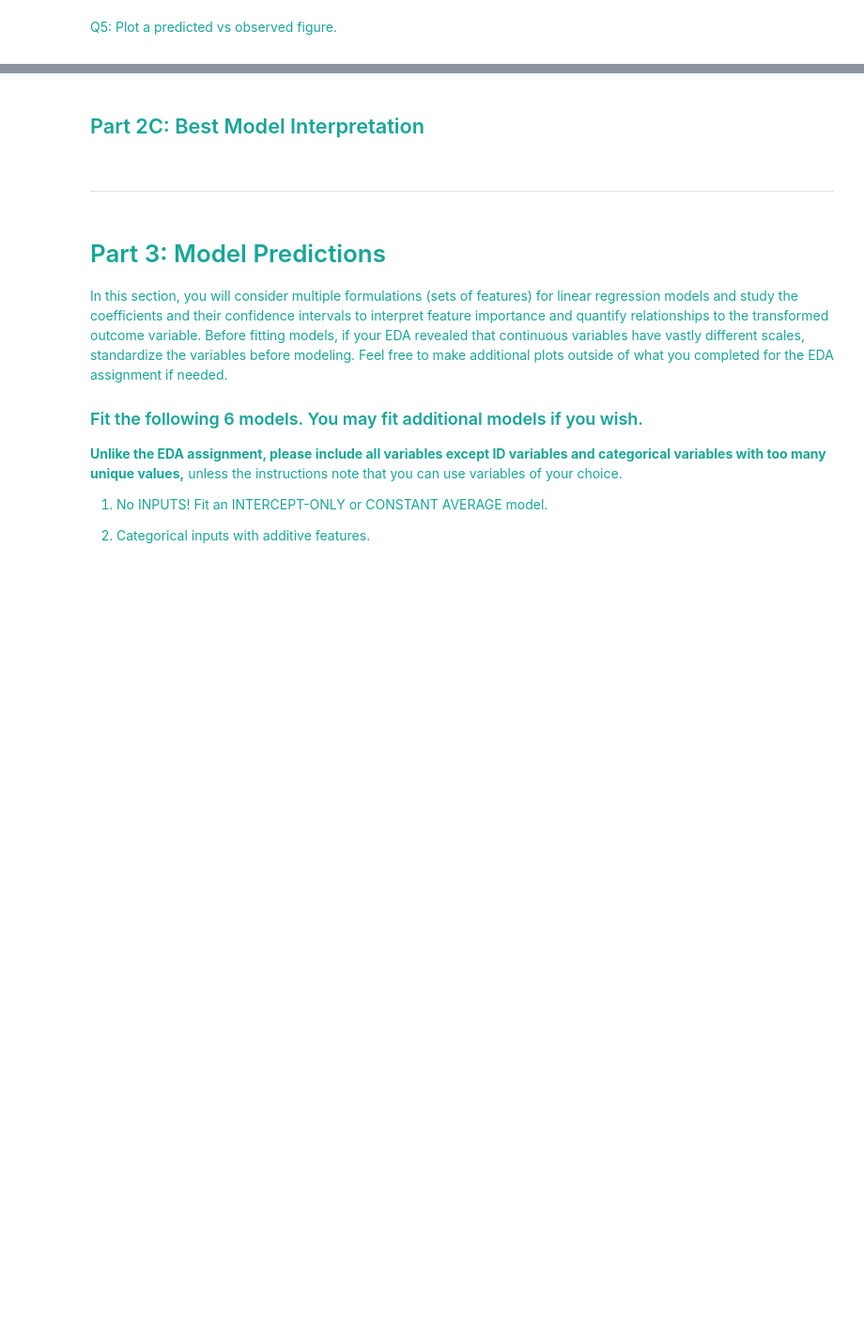
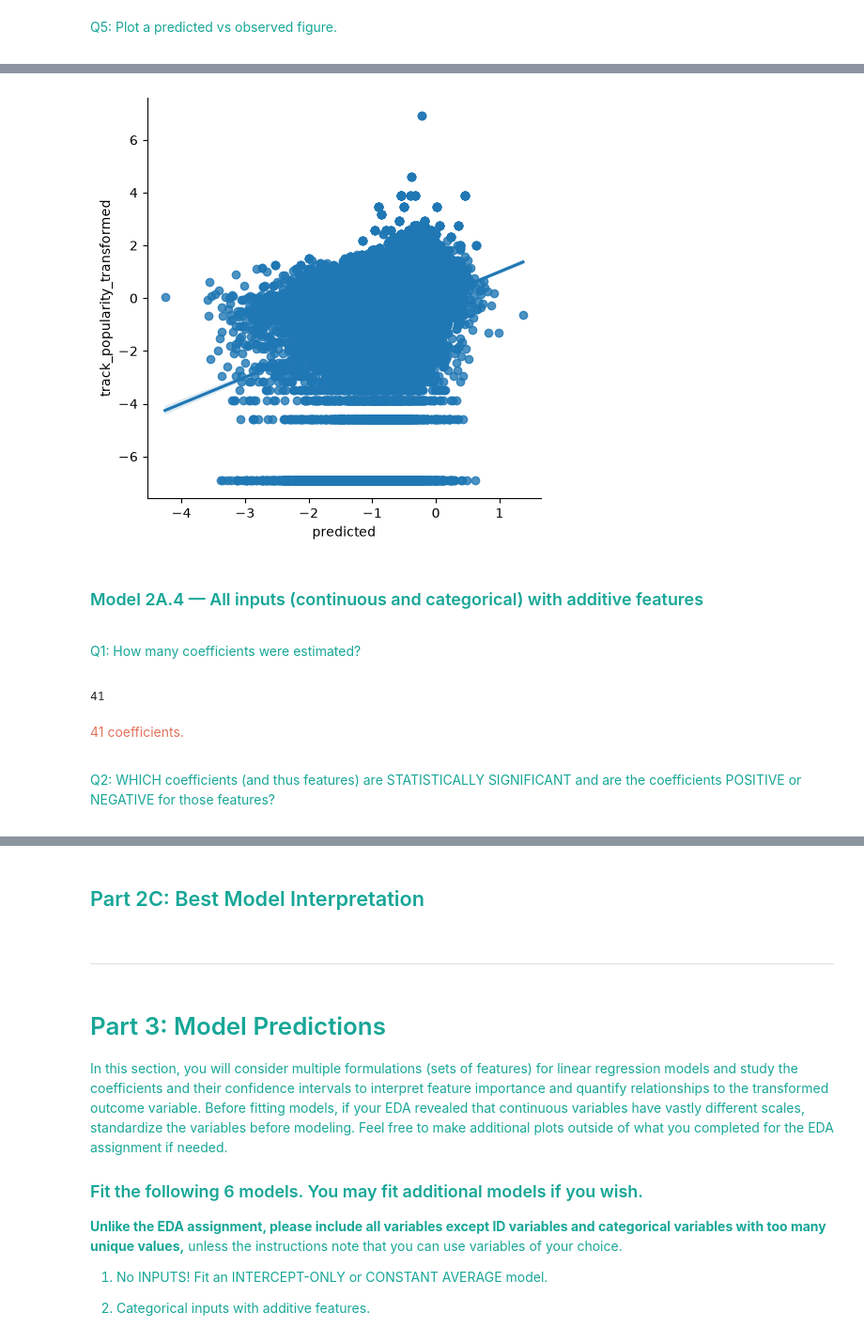
Before and after one commit to awomann/nba-prediction, a Jupyter notebook: Desktop/Coding/Pitt MDS/CMPINF2100/Final/Mann_Ashley_Final_Project_main.ipynb, the cells around one changed output, grey strips where cells are left out. Shown at 94% size. Cells and saved outputs as stored; diff of their text form; code cells hidden in the pictures; blank space fills up the shorter version.

```diff
--- a/Desktop/Coding/Pitt MDS/CMPINF2100/Final/Mann_Ashley_Final_Project_main.ipynb
+++ b/Desktop/Coding/Pitt MDS/CMPINF2100/Final/Mann_Ashley_Final_Project_main.ipynb
@@ -752,0 +972,10 @@ plt.show()
+# %%
+model_2a3_formula = 'track_popularity_transformed ~ danceability + energy + key + loudness + mode + speechiness + acousticness + instrumentalness + liveness + valence + tempo + duration_ms'
+
+model_2a3 = smf.ols(model_2a3_formula, data = std_cont_df).fit()
+model_2a3_rsquared = model_2a3.rsquared
+print('R squared:', model_2a3_rsquared)
+
+model_2a3_preds = model_2a3.predict(std_cont_df)
+model_2a3_rmse = rmse(std_cont_df['track_popularity_transformed'], model_2a3_preds)
+print("RMSE:", model_2a3_rmse)
@@ -752,0 +991,4 @@ plt.show()
+# %%
+model_2a3_preds_df = pd.concat([std_cont_df, model_2a3_preds], axis = 1)
+model_2a3_preds_df.rename(columns={0: 'predicted'}, inplace=True)
+model_2a3_preds_df
@@ -752,0 +1009,33 @@ plt.show()
+# %%
+sns.lmplot(data = model_2a3_preds_df, x = 'predicted', y = 'track_popularity_transformed')
+plt.show()
+# %% [output]
+[figure, added]
+# %% [markdown]
+<span style="color:#17A697">
+
+### Model 2A.4 — All inputs (continuous and categorical) with additive features
+
+</span>
+# %% [markdown]
+<span style="color:#17A697">
+
+Q1: How many coefficients were estimated?
+
+</span>
+# %%
+len(model_2a4.params)
+# %% [output]
+41
+# %% [markdown]
+<span style="color:#E2725B">
+
+41 coefficients.
+
+</span>
+# %% [markdown]
+<span style="color:#17A697">
+
+Q2: WHICH coefficients (and thus features) are STATISTICALLY SIGNIFICANT and are the coefficients POSITIVE or NEGATIVE for those features?
+
+</span>
```
Also changed, not shown: parts of 87 cells of this notebook, 1 other file.
